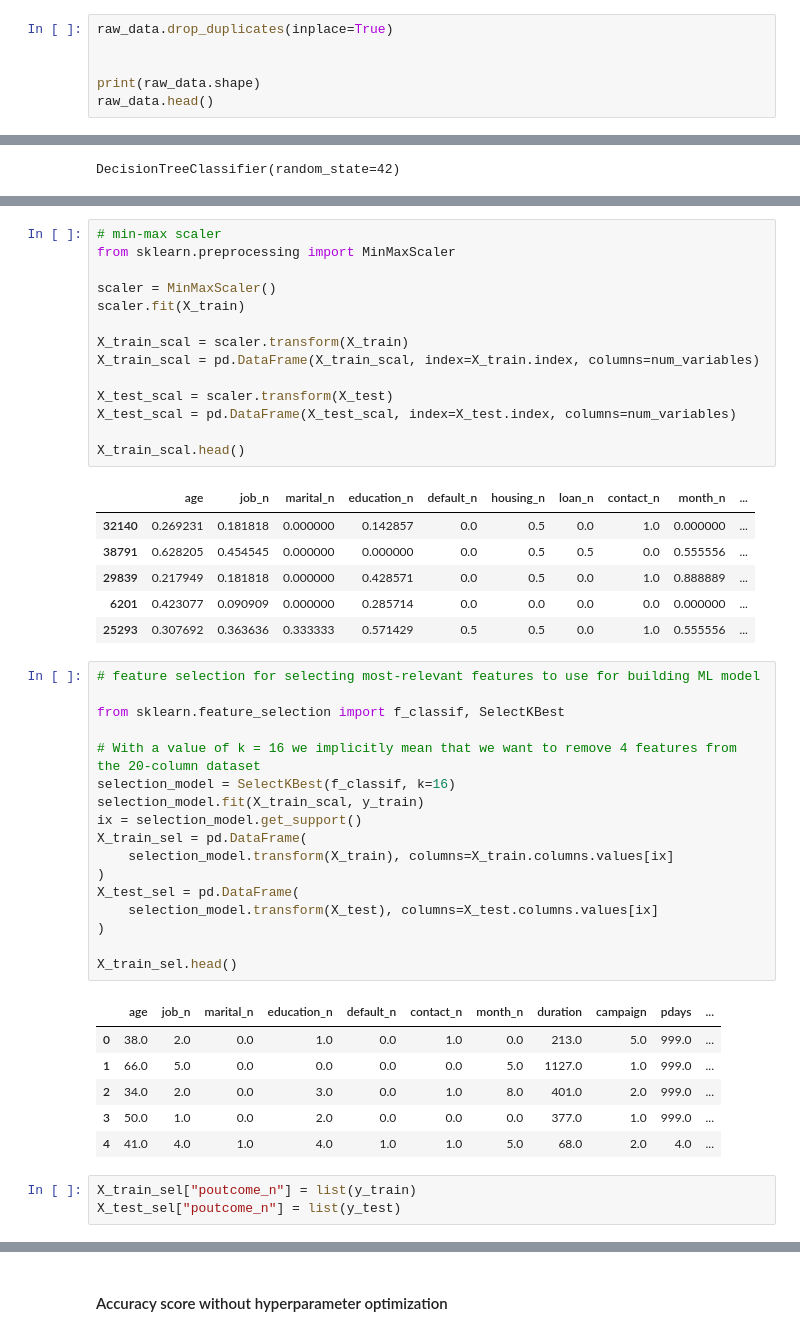
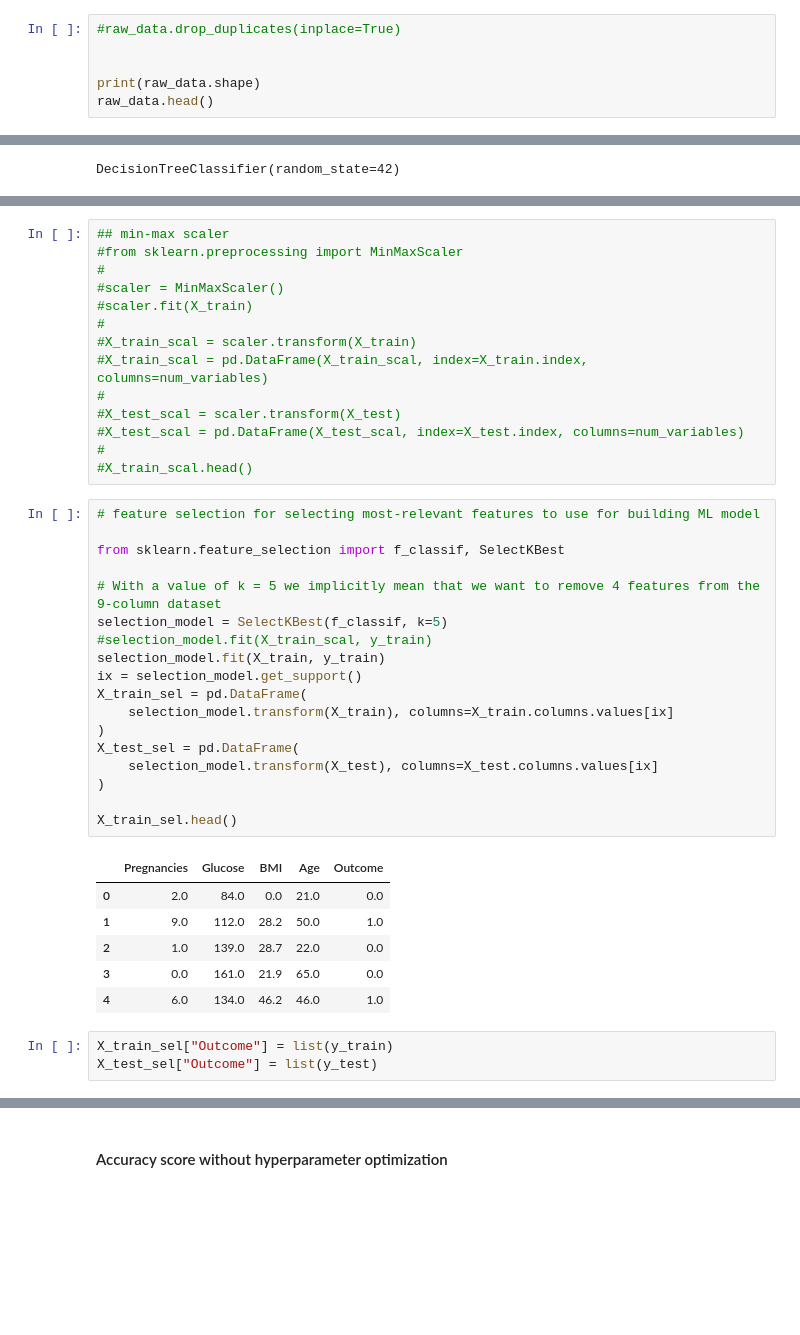
Before and after one commit to 4GeeksAcademy/decision-tree-project-NWinocur, a Jupyter notebook: src/explore.ipynb, the cells around one changed output, grey strips where cells are left out. Cells and saved outputs as stored; diff of their text form; blank space fills up the shorter version.

```diff
--- a/src/explore.ipynb
+++ b/src/explore.ipynb
@@ -40,5 +40,5 @@ Will do a simple drop_duplicates. I don't see anything like an ID column to need
 # %%
-raw_data.drop_duplicates(inplace=True)
+#raw_data.drop_duplicates(inplace=True)
 
 
 print(raw_data.shape)
@@ -422,50 +398,44 @@ X_train_norm.head()
 # %%
-# min-max scaler
-from sklearn.preprocessing import MinMaxScaler
-
-scaler = MinMaxScaler()
-scaler.fit(X_train)
-
-X_train_scal = scaler.transform(X_train)
-X_train_scal = pd.DataFrame(X_train_scal, index=X_train.index, columns=num_variables)
-
-X_test_scal = scaler.transform(X_test)
-X_test_scal = pd.DataFrame(X_test_scal, index=X_test.index, columns=num_variables)
-
-X_train_scal.head()
+## min-max scaler
+#from sklearn.preprocessing import MinMaxScaler
+#
+#scaler = MinMaxScaler()
+#scaler.fit(X_train)
+#
+#X_train_scal = scaler.transform(X_train)
+#X_train_scal = pd.DataFrame(X_train_scal, index=X_train.index, columns=num_variables)
+#
+#X_test_scal = scaler.transform(X_test)
+#X_test_scal = pd.DataFrame(X_test_scal, index=X_test.index, columns=num_variables)
+#
+#X_train_scal.head()
-# %% [output]
-|  | age | job_n | marital_n | education_n | default_n | housing_n | loan_n | contact_n | month_n | ... |
-| 32140 | 0.269231 | 0.181818 | 0.000000 | 0.142857 | 0.0 | 0.5 | 0.0 | 1.0 | 0.000000 | ... |
-| 38791 | 0.628205 | 0.454545 | 0.000000 | 0.000000 | 0.0 | 0.5 | 0.5 | 0.0 | 0.555556 | ... |
-| 29839 | 0.217949 | 0.181818 | 0.000000 | 0.428571 | 0.0 | 0.5 | 0.0 | 1.0 | 0.888889 | ... |
-| 6201 | 0.423077 | 0.090909 | 0.000000 | 0.285714 | 0.0 | 0.0 | 0.0 | 0.0 | 0.000000 | ... |
-| 25293 | 0.307692 | 0.363636 | 0.333333 | 0.571429 | 0.5 | 0.5 | 0.0 | 1.0 | 0.555556 | ... |
 # %%
 # feature selection for selecting most-relevant features to use for building ML model
 
 from sklearn.feature_selection import f_classif, SelectKBest
 
-# With a value of k = 16 we implicitly mean that we want to remove 4 features from the 20-column dataset
-selection_model = SelectKBest(f_classif, k=16)
-selection_model.fit(X_train_scal, y_train)
+# With a value of k = 5 we implicitly mean that we want to remove 4 features from the 9-column dataset
+selection_model = SelectKBest(f_classif, k=5)
+#selection_model.fit(X_train_scal, y_train)
+selection_model.fit(X_train, y_train)
 ix = selection_model.get_support()
 X_train_sel = pd.DataFrame(
     selection_model.transform(X_train), columns=X_train.columns.values[ix]
 )
 X_test_sel = pd.DataFrame(
     selection_model.transform(X_test), columns=X_test.columns.values[ix]
 )
 
 X_train_sel.head()
 # %% [output]
-|  | age | job_n | marital_n | education_n | default_n | contact_n | month_n | duration | campaign | pdays | ... |
-| 0 | 38.0 | 2.0 | 0.0 | 1.0 | 0.0 | 1.0 | 0.0 | 213.0 | 5.0 | 999.0 | ... |
-| 1 | 66.0 | 5.0 | 0.0 | 0.0 | 0.0 | 0.0 | 5.0 | 1127.0 | 1.0 | 999.0 | ... |
-| 2 | 34.0 | 2.0 | 0.0 | 3.0 | 0.0 | 1.0 | 8.0 | 401.0 | 2.0 | 999.0 | ... |
-| 3 | 50.0 | 1.0 | 0.0 | 2.0 | 0.0 | 0.0 | 0.0 | 377.0 | 1.0 | 999.0 | ... |
-| 4 | 41.0 | 4.0 | 1.0 | 4.0 | 1.0 | 1.0 | 5.0 | 68.0 | 2.0 | 4.0 | ... |
+|  | Pregnancies | Glucose | BMI | Age | Outcome |
+| 0 | 2.0 | 84.0 | 0.0 | 21.0 | 0.0 |
+| 1 | 9.0 | 112.0 | 28.2 | 50.0 | 1.0 |
+| 2 | 1.0 | 139.0 | 28.7 | 22.0 | 0.0 |
+| 3 | 0.0 | 161.0 | 21.9 | 65.0 | 0.0 |
+| 4 | 6.0 | 134.0 | 46.2 | 46.0 | 1.0 |
 # %%
-X_train_sel["poutcome_n"] = list(y_train)
-X_test_sel["poutcome_n"] = list(y_test)
+X_train_sel["Outcome"] = list(y_train)
+X_test_sel["Outcome"] = list(y_test)
 # %%
 X_train_sel.to_csv(
```
Also changed, not shown: parts of 30 cells of this notebook.
